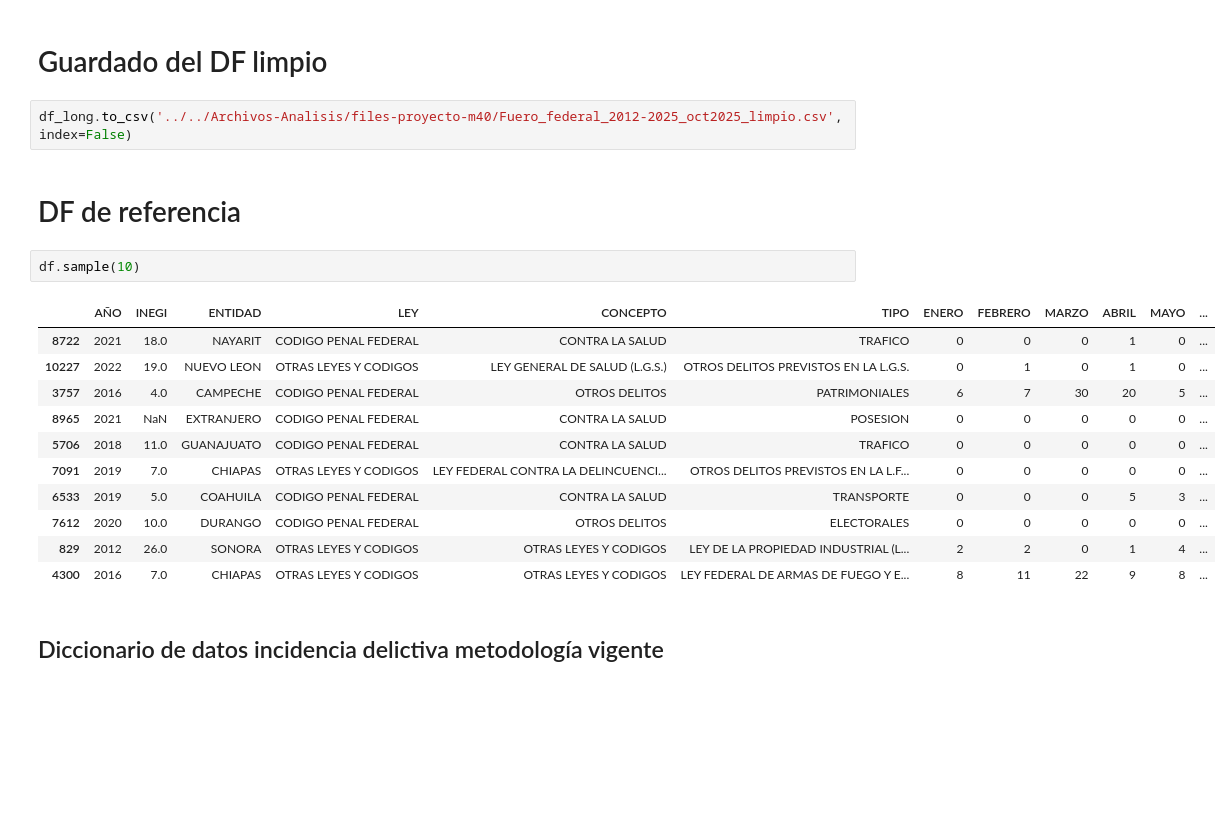
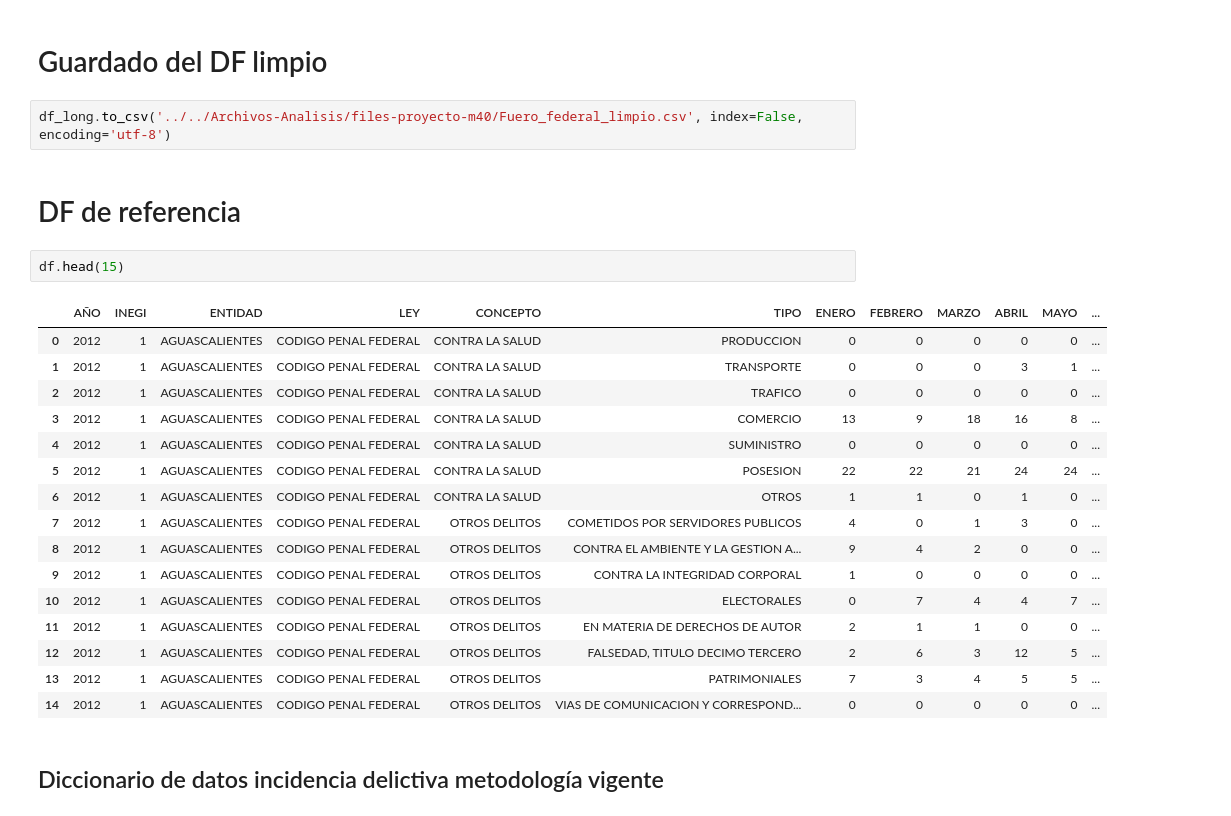
Before and after one commit to BryanHs20/Python-para-Data-Analyst, a Jupyter notebook: Tareas-Proyectos/Proyecto 5.ipynb, the cells around one changed output. Cells and saved outputs as stored; diff of their text form; blank space fills up the shorter version.

```diff
--- a/Tareas-Proyectos/Proyecto 5.ipynb
+++ b/Tareas-Proyectos/Proyecto 5.ipynb
@@ -498,23 +501,28 @@ SAN LUIS POTOSI        2012     2025            1149         1413              2
 # %% [markdown]
 # Guardado del DF limpio
 # %%
-df_long.to_csv('../../Archivos-Analisis/files-proyecto-m40/Fuero_federal_2012-2025_oct2025_limpio.csv', index=False)
+df_long.to_csv('../../Archivos-Analisis/files-proyecto-m40/Fuero_federal_limpio.csv', index=False, encoding='utf-8')
 # %% [markdown]
 # DF de referencia
 # %%
-df.sample(10)
+df.head(15)
 # %% [output]
 |  | AÑO | INEGI | ENTIDAD | LEY | CONCEPTO | TIPO | ENERO | FEBRERO | MARZO | ABRIL | MAYO | ... |
-| 8722 | 2021 | 18.0 | NAYARIT | CODIGO PENAL FEDERAL | CONTRA LA SALUD | TRAFICO | 0 | 0 | 0 | 1 | 0 | ... |
-| 10227 | 2022 | 19.0 | NUEVO LEON | OTRAS LEYES Y CODIGOS | LEY GENERAL DE SALUD (L.G.S.) | OTROS DELITOS PREVISTOS EN LA L.G.S. | 0 | 1 | 0 | 1 | 0 | ... |
-| 3757 | 2016 | 4.0 | CAMPECHE | CODIGO PENAL FEDERAL | OTROS DELITOS | PATRIMONIALES | 6 | 7 | 30 | 20 | 5 | ... |
-| 8965 | 2021 | NaN | EXTRANJERO | CODIGO PENAL FEDERAL | CONTRA LA SALUD | POSESION | 0 | 0 | 0 | 0 | 0 | ... |
-| 5706 | 2018 | 11.0 | GUANAJUATO | CODIGO PENAL FEDERAL | CONTRA LA SALUD | TRAFICO | 0 | 0 | 0 | 0 | 0 | ... |
-| 7091 | 2019 | 7.0 | CHIAPAS | OTRAS LEYES Y CODIGOS | LEY FEDERAL CONTRA LA DELINCUENCI... | OTROS DELITOS PREVISTOS EN LA L.F... | 0 | 0 | 0 | 0 | 0 | ... |
-| 6533 | 2019 | 5.0 | COAHUILA | CODIGO PENAL FEDERAL | CONTRA LA SALUD | TRANSPORTE | 0 | 0 | 0 | 5 | 3 | ... |
-| 7612 | 2020 | 10.0 | DURANGO | CODIGO PENAL FEDERAL | OTROS DELITOS | ELECTORALES | 0 | 0 | 0 | 0 | 0 | ... |
-| 829 | 2012 | 26.0 | SONORA | OTRAS LEYES Y CODIGOS | OTRAS LEYES Y CODIGOS | LEY DE LA PROPIEDAD INDUSTRIAL (L... | 2 | 2 | 0 | 1 | 4 | ... |
-| 4300 | 2016 | 7.0 | CHIAPAS | OTRAS LEYES Y CODIGOS | OTRAS LEYES Y CODIGOS | LEY FEDERAL DE ARMAS DE FUEGO Y E... | 8 | 11 | 22 | 9 | 8 | ... |
+| 0 | 2012 | 1 | AGUASCALIENTES | CODIGO PENAL FEDERAL | CONTRA LA SALUD | PRODUCCION | 0 | 0 | 0 | 0 | 0 | ... |
+| 1 | 2012 | 1 | AGUASCALIENTES | CODIGO PENAL FEDERAL | CONTRA LA SALUD | TRANSPORTE | 0 | 0 | 0 | 3 | 1 | ... |
+| 2 | 2012 | 1 | AGUASCALIENTES | CODIGO PENAL FEDERAL | CONTRA LA SALUD | TRAFICO | 0 | 0 | 0 | 0 | 0 | ... |
+| 3 | 2012 | 1 | AGUASCALIENTES | CODIGO PENAL FEDERAL | CONTRA LA SALUD | COMERCIO | 13 | 9 | 18 | 16 | 8 | ... |
+| 4 | 2012 | 1 | AGUASCALIENTES | CODIGO PENAL FEDERAL | CONTRA LA SALUD | SUMINISTRO | 0 | 0 | 0 | 0 | 0 | ... |
+| 5 | 2012 | 1 | AGUASCALIENTES | CODIGO PENAL FEDERAL | CONTRA LA SALUD | POSESION | 22 | 22 | 21 | 24 | 24 | ... |
+| 6 | 2012 | 1 | AGUASCALIENTES | CODIGO PENAL FEDERAL | CONTRA LA SALUD | OTROS | 1 | 1 | 0 | 1 | 0 | ... |
+| 7 | 2012 | 1 | AGUASCALIENTES | CODIGO PENAL FEDERAL | OTROS DELITOS | COMETIDOS POR SERVIDORES PUBLICOS | 4 | 0 | 1 | 3 | 0 | ... |
+| 8 | 2012 | 1 | AGUASCALIENTES | CODIGO PENAL FEDERAL | OTROS DELITOS | CONTRA EL AMBIENTE Y LA GESTION A... | 9 | 4 | 2 | 0 | 0 | ... |
+| 9 | 2012 | 1 | AGUASCALIENTES | CODIGO PENAL FEDERAL | OTROS DELITOS | CONTRA LA INTEGRIDAD CORPORAL | 1 | 0 | 0 | 0 | 0 | ... |
+| 10 | 2012 | 1 | AGUASCALIENTES | CODIGO PENAL FEDERAL | OTROS DELITOS | ELECTORALES | 0 | 7 | 4 | 4 | 7 | ... |
+| 11 | 2012 | 1 | AGUASCALIENTES | CODIGO PENAL FEDERAL | OTROS DELITOS | EN MATERIA DE DERECHOS DE AUTOR | 2 | 1 | 1 | 0 | 0 | ... |
+| 12 | 2012 | 1 | AGUASCALIENTES | CODIGO PENAL FEDERAL | OTROS DELITOS | FALSEDAD, TITULO DECIMO TERCERO | 2 | 6 | 3 | 12 | 5 | ... |
+| 13 | 2012 | 1 | AGUASCALIENTES | CODIGO PENAL FEDERAL | OTROS DELITOS | PATRIMONIALES | 7 | 3 | 4 | 5 | 5 | ... |
+| 14 | 2012 | 1 | AGUASCALIENTES | CODIGO PENAL FEDERAL | OTROS DELITOS | VIAS DE COMUNICACION Y CORRESPOND... | 0 | 0 | 0 | 0 | 0 | ... |
 # %% [markdown]
 ## Diccionario de datos incidencia delictiva metodología vigente
 # %% [markdown]
```
Also changed, not shown: parts of 16 cells of this notebook.
